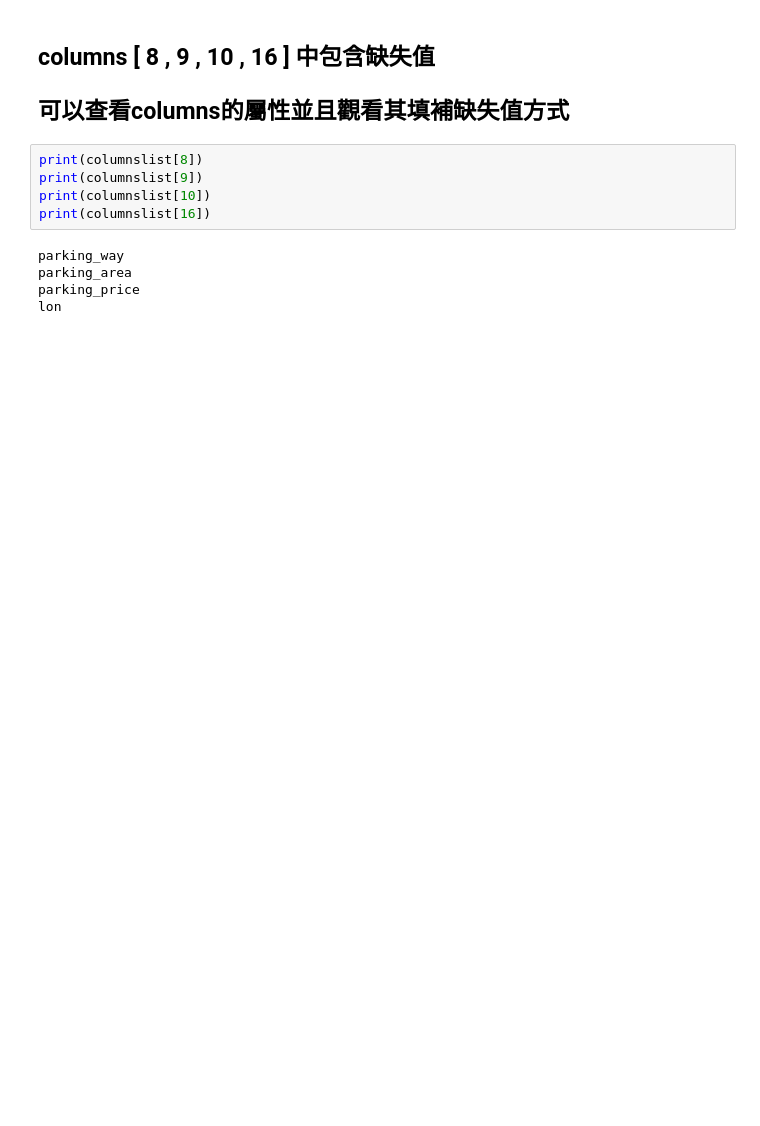
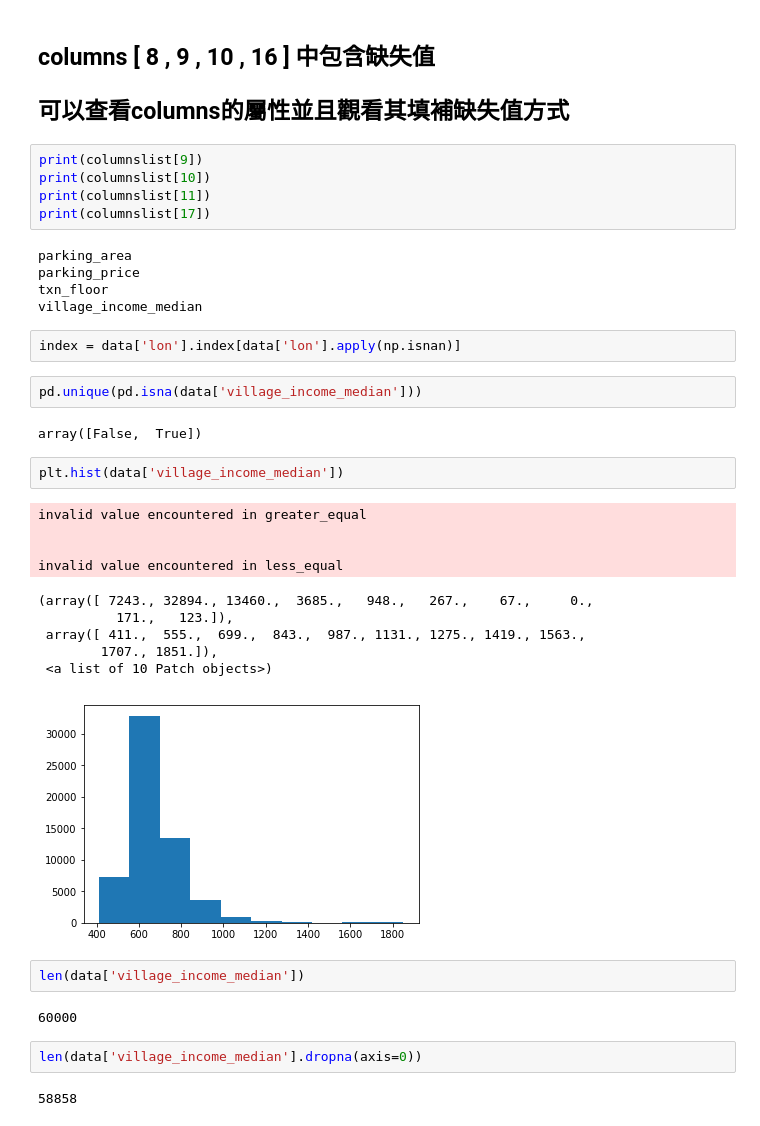
Before and after one commit to jeff20628m/E.sun_conpetition, a Jupyter notebook: EDA_data.ipynb, the cells around one changed output. Drawn from its saved outputs; the diff is of its cells as text; blank space fills up the shorter version.

```diff
--- a/EDA_data.ipynb
+++ b/EDA_data.ipynb
@@ -59,12 +63,39 @@ position
 
 ## 可以查看columns的屬性並且觀看其填補缺失值方式
 # %%
-print(columnslist[8])
 print(columnslist[9])
 print(columnslist[10])
-print(columnslist[16])
+print(columnslist[11])
+print(columnslist[17])
 # %% [output]
-parking_way
 parking_area
 parking_price
-lon
+txn_floor
+village_income_median
+# %%
+index = data['lon'].index[data['lon'].apply(np.isnan)]
+# %%
+pd.unique(pd.isna(data['village_income_median']))
+# %% [output]
+array([False,  True])
+# %%
+plt.hist(data['village_income_median'])
+# %% [output]
+invalid value encountered in greater_equal
+
+
+invalid value encountered in less_equal
+(array([ 7243., 32894., 13460.,  3685.,   948.,   267.,    67.,     0.,
+          171.,   123.]),
+ array([ 411.,  555.,  699.,  843.,  987., 1131., 1275., 1419., 1563.,
+        1707., 1851.]),
+ <a list of 10 Patch objects>)
+[figure, added]
+# %%
+len(data['village_income_median'])
+# %% [output]
+60000
+# %%
+len(data['village_income_median'].dropna(axis=0))
+# %% [output]
+58858
```
Also changed, not shown: parts of 3 cells of this notebook.
